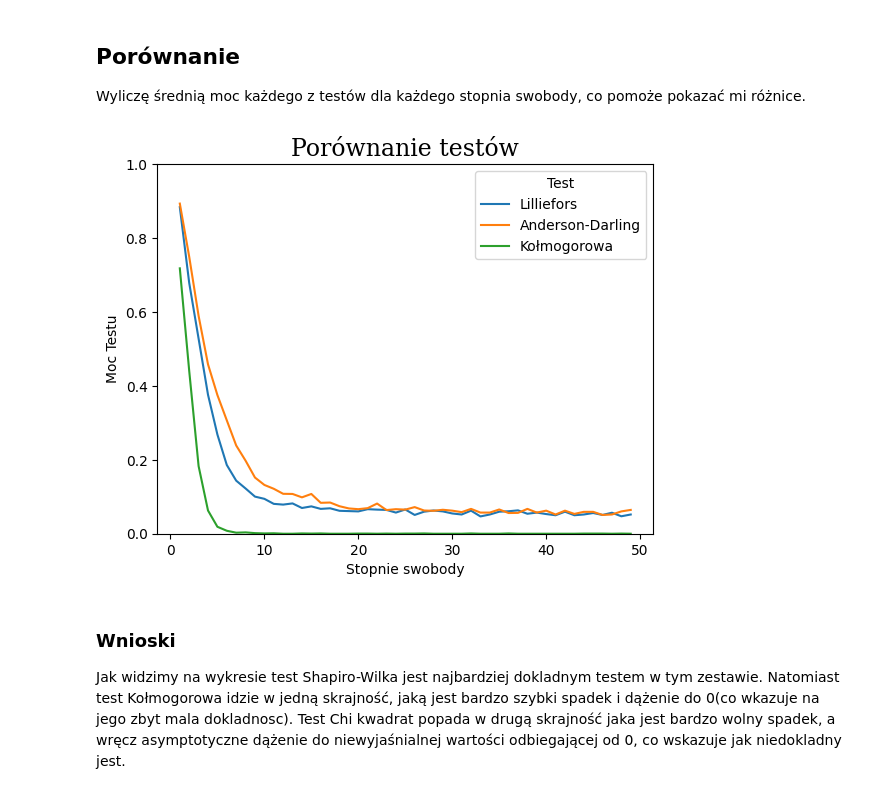
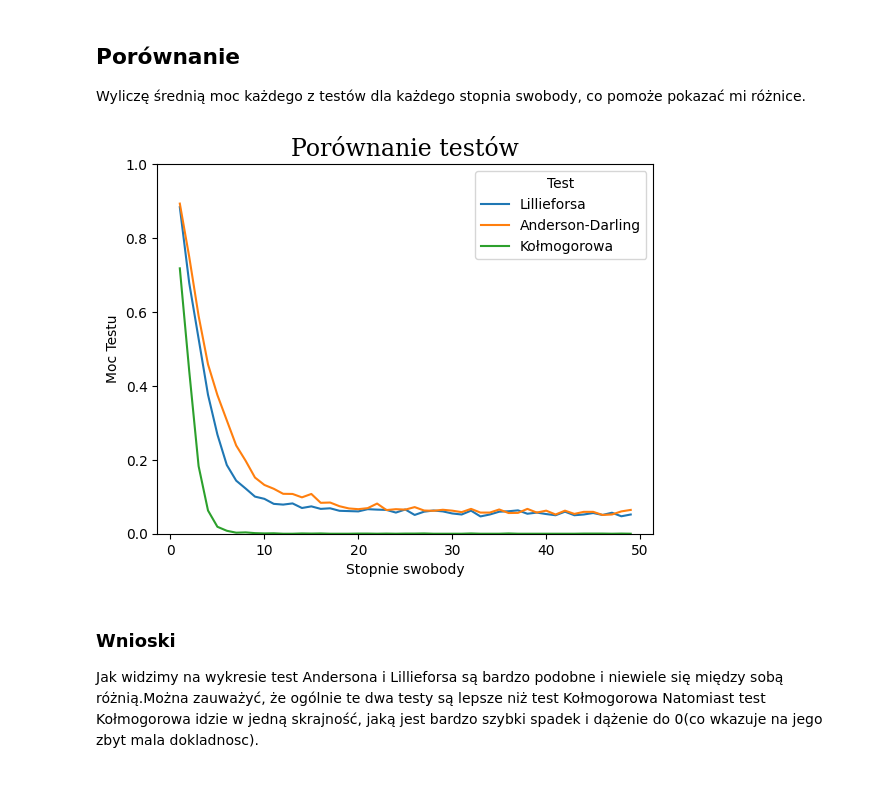
Before and after one commit to Arekflo2002/MetodyNieparametryczneStatystyka_Rozwiazania, a Jupyter notebook: Zadanie6.ipynb, the cells around one changed output. Drawn from its saved outputs; the diff is of its cells as text; code cells hidden in the pictures.

```diff
--- a/Zadanie6.ipynb
+++ b/Zadanie6.ipynb
@@ -222,34 +221,35 @@ Wyliczę średnią moc każdego z testów dla każdego stopnia swobody, co pomo
 # %%
 # Tworzenie tablic w których będę trzymał średnie
 srednia_moc_lil = np.zeros(len(stopnie_swobody))
 srednia_moc_and = np.zeros(len(stopnie_swobody))
 srednia_moc_kol = np.zeros(len(stopnie_swobody))
 
 # Sumowanie mocy
 for i in range(len(moc_lil)):
     srednia_moc_lil += moc_lil[i]
     srednia_moc_and += moc_and[i]
     srednia_moc_kol += moc_kol[i]
 
 # Wyliczanie średnia
 srednia_moc_lil /= len(moc_lil)
 srednia_moc_and /= len(moc_and)
 srednia_moc_kol /= len(moc_kol)
 
 # Tworzenie wykresu
 w = plt.figure()
-plt.plot(stopnie_swobody,srednia_moc_lil,label="Lilliefors")
+plt.plot(stopnie_swobody,srednia_moc_lil,label="Lillieforsa")
 plt.plot(stopnie_swobody,srednia_moc_and,label = "Anderson-Darling")
 plt.plot(stopnie_swobody,srednia_moc_kol,label="Kołmogorowa")
 plt.ylim(0,1)
 plt.xlabel("Stopnie swobody")
 plt.ylabel("Moc Testu")
 plt.title("Porównanie testów",fontdict=font_title)
 plt.legend(title="Test")
 plt.ylim(0,)
 plt.show()
 # %% [output]
-[figure, old version]
+[figure, new version]
 # %% [markdown]
 ### Wnioski
-Jak widzimy na wykresie test Shapiro-Wilka jest najbardziej dokladnym testem w tym zestawie. Natomiast test Kołmogorowa idzie w jedną skrajność, jaką jest bardzo szybki spadek i dążenie do 0(co wkazuje na jego zbyt mala dokladnosc). Test Chi kwadrat popada w drugą skrajność jaka jest bardzo wolny spadek, a wręcz asymptotyczne dążenie do niewyjaśnialnej wartości odbiegającej od 0, co wskazuje jak niedokladny jest.
+
+Jak widzimy na wykresie test Andersona i Lillieforsa są bardzo podobne i niewiele się między sobą różnią.Można zauważyć, że ogólnie te dwa testy są lepsze niż test Kołmogorowa Natomiast test Kołmogorowa idzie w jedną skrajność, jaką jest bardzo szybki spadek i dążenie do 0(co wkazuje na jego zbyt mala dokladnosc).
```
Also changed, not shown: parts of 4 cells of this notebook, 3 other files.
